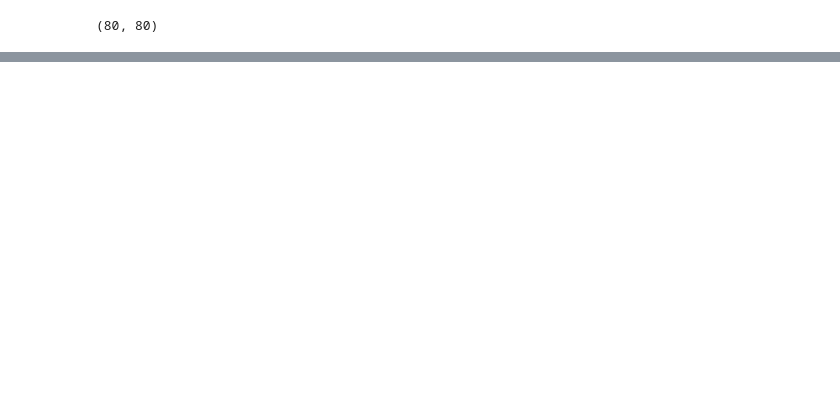
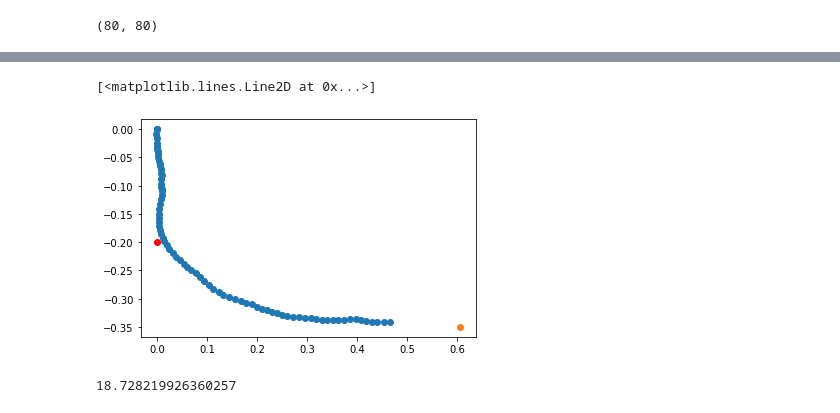
Before and after one commit to cristianocapone/LTTB, a Jupyter notebook: ButtonAndFood/ButtonAndFood.ipynb, the cells around one changed output, grey strips where cells are left out. Saved outputs shown, nothing was run; the diff lists cells and outputs as text; code cells hidden in the pictures; blank space fills up the shorter version.

```diff
--- a/ButtonAndFood/ButtonAndFood.ipynb
+++ b/ButtonAndFood/ButtonAndFood.ipynb
@@ -349,8 +367,8 @@ for cont_index in range(n_contexts):
 # %%
+targ_test = train_targs[1]
+btn_test = train_bttns[1]
 
-train_targs[0][1]  +=1
-
-env.reset (init = init, targ = train_targs[0], btn = train_bttns[0])
+env.reset (init = init, targ = targ_test, btn = btn_test)
 lttb.initialize(par)
 R = 0
 
@@ -361,7 +379,11 @@ trajectory = np.zeros((2,par["T"]-1))
 
 trajectory[:,0] = init
 
+lttb.I_clock[:,0] *= 0
+
 for t in range (par['T']-2):
+
+
 
     lttb.step (apicalFactor = 0)
     action = lttb.Jout@lttb.S_filtRO[:,t]
@@ -370,6 +392,7 @@ for t in range (par['T']-2):
 
 
     state, r, done, agen = env.step (action)
+    lttb.I_clock[:,lttb.t+1] = state
 
     R = max (R, r)
 
@@ -392,0 +404,12 @@ R
+# %%
+plt.figure()
+plt.plot(trajectory[0],trajectory[1],'o')
+plt.plot(targ_test[0],targ_test[1],'o')
+plt.plot(btn_test[0],btn_test[1],'ro')
+# %% [output]
+[<matplotlib.lines.Line2D at 0x...>]
+[figure, added]
+# %%
+R
+# %% [output]
+18.728219926360257
```
Also changed, not shown: parts of 10 cells of this notebook, 1 other file.
